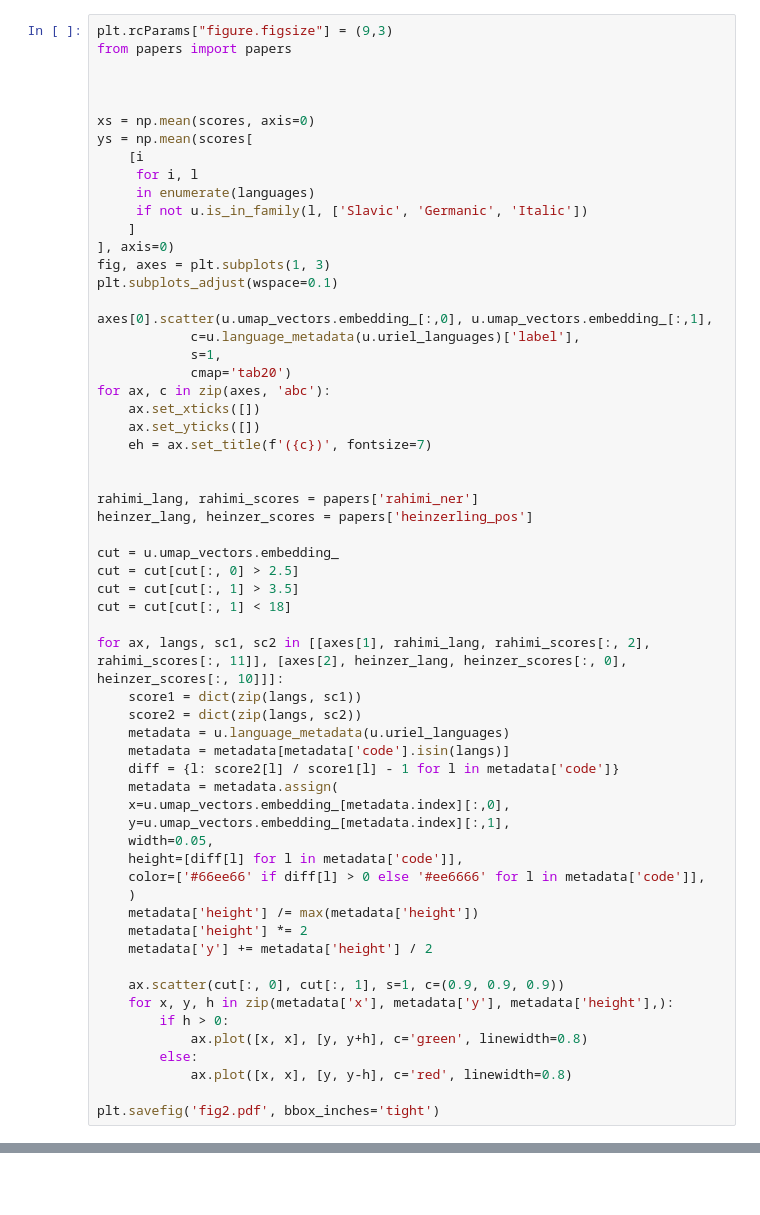
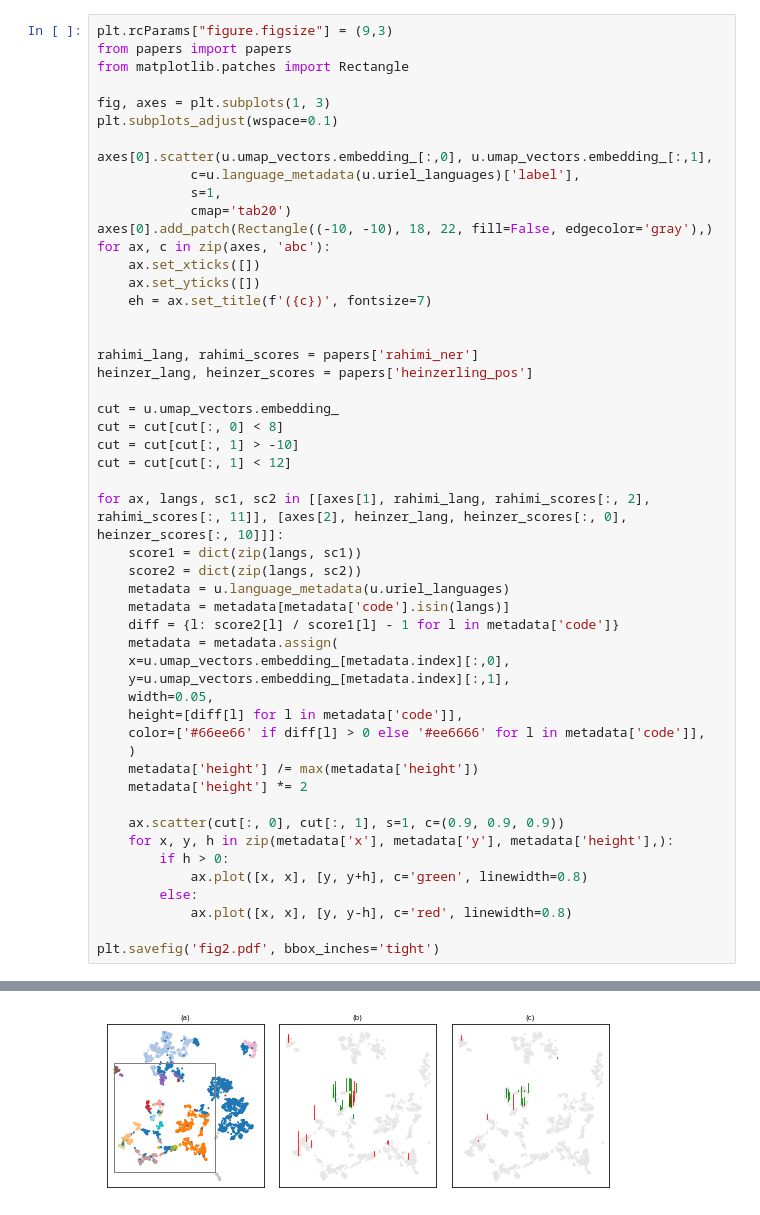
Before and after one commit to matus-pikuliak/multilingual-evaluation, a Jupyter notebook: n_figures.ipynb, the cells around one changed output, grey strips where cells are left out. Drawn from its saved outputs; the diff is of its cells as text; blank space fills up the shorter version.

```diff
--- a/n_figures.ipynb
+++ b/n_figures.ipynb
@@ -55,17 +54,8 @@ u = Uriel(load=True, umap=True)
 # %%
 plt.rcParams["figure.figsize"] = (9,3)
 from papers import papers
+from matplotlib.patches import Rectangle
 
-
-
-xs = np.mean(scores, axis=0)
-ys = np.mean(scores[
-    [i
-     for i, l
-     in enumerate(languages)
-     if not u.is_in_family(l, ['Slavic', 'Germanic', 'Italic'])
-    ]
-], axis=0)
 fig, axes = plt.subplots(1, 3)
 plt.subplots_adjust(wspace=0.1)
 
@@ -73,6 +63,7 @@ axes[0].scatter(u.umap_vectors.embedding_[:,0], u.umap_vectors.embedding_[:,1],
             c=u.language_metadata(u.uriel_languages)['label'],
             s=1,
             cmap='tab20')
+axes[0].add_patch(Rectangle((-10, -10), 18, 22, fill=False, edgecolor='gray'),)
 for ax, c in zip(axes, 'abc'):
     ax.set_xticks([])
     ax.set_yticks([])
@@ -83,9 +74,9 @@ rahimi_lang, rahimi_scores = papers['rahimi_ner']
 heinzer_lang, heinzer_scores = papers['heinzerling_pos']
 
 cut = u.umap_vectors.embedding_
-cut = cut[cut[:, 0] > 2.5]
-cut = cut[cut[:, 1] > 3.5]
-cut = cut[cut[:, 1] < 18]
+cut = cut[cut[:, 0] < 8]
+cut = cut[cut[:, 1] > -10]
+cut = cut[cut[:, 1] < 12]
 
 for ax, langs, sc1, sc2 in [[axes[1], rahimi_lang, rahimi_scores[:, 2], rahimi_scores[:, 11]], [axes[2], heinzer_lang, heinzer_scores[:, 0], heinzer_scores[:, 10]]]:
     score1 = dict(zip(langs, sc1))
@@ -102,7 +93,6 @@ for ax, langs, sc1, sc2 in [[axes[1], rahimi_lang, rahimi_scores[:, 2], rahimi_s
     )
     metadata['height'] /= max(metadata['height'])
     metadata['height'] *= 2
-    metadata['y'] += metadata['height'] / 2
 
     ax.scatter(cut[:, 0], cut[:, 1], s=1, c=(0.9, 0.9, 0.9))
     for x, y, h in zip(metadata['x'], metadata['y'], metadata['height'],):
@@ -118,0 +108 @@ Canvas(toolbar=Toolbar(toolitems=[('Home', 'Reset original view', 'home', 'home'
+[figure, added]
```
Also changed, not shown: parts of 6 cells of this notebook, 8 other files.
